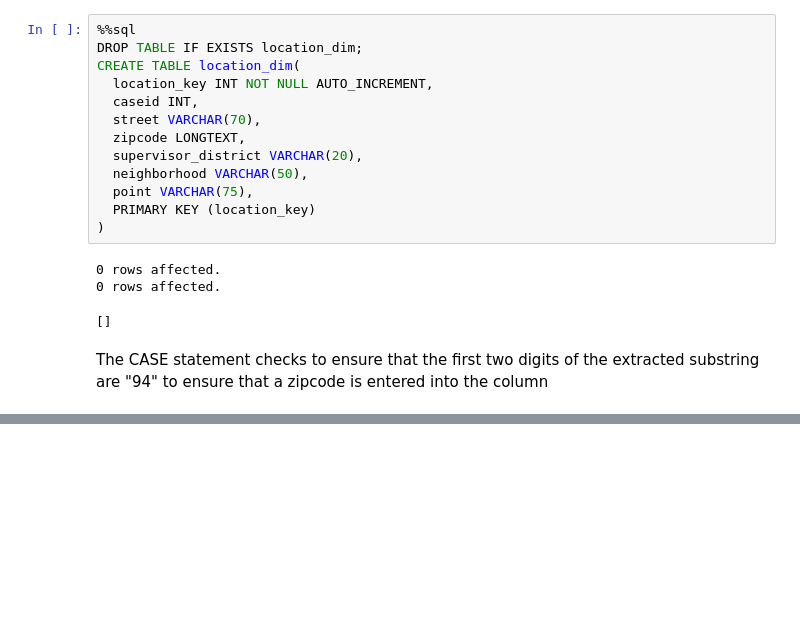
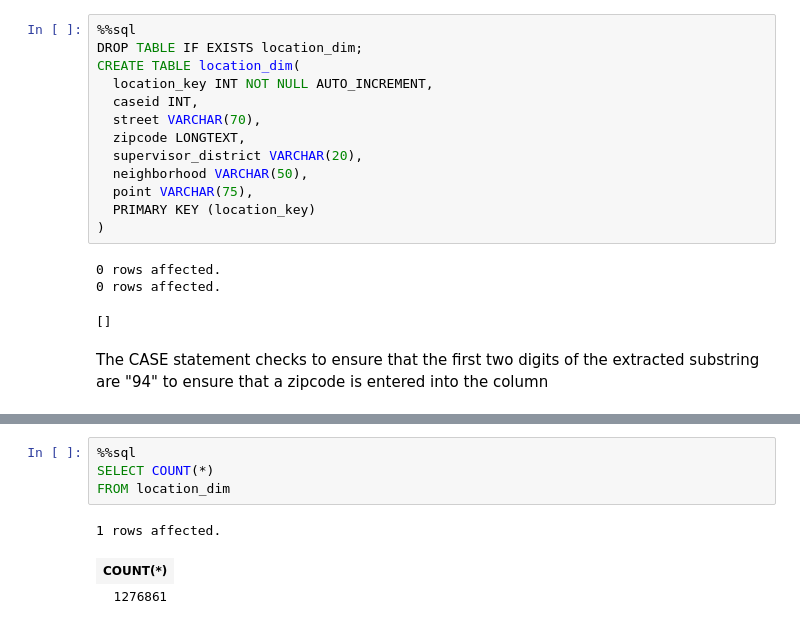
Before and after one commit to nriyer/star_schema, a Jupyter notebook: pelamoko_iyer.ipynb, the cells around one changed output, grey strips where cells are left out. Cells and saved outputs as stored; diff of their text form; blank space fills up the shorter version.

```diff
--- a/pelamoko_iyer.ipynb
+++ b/pelamoko_iyer.ipynb
@@ -600,0 +622,8 @@ LIMIT 5
+# %%
+%%sql
+SELECT COUNT(*)
+FROM location_dim
+# %% [output]
+1 rows affected.
+| COUNT(*) |
+| 1276861 |
```
Also changed, not shown: parts of 19 cells of this notebook.
